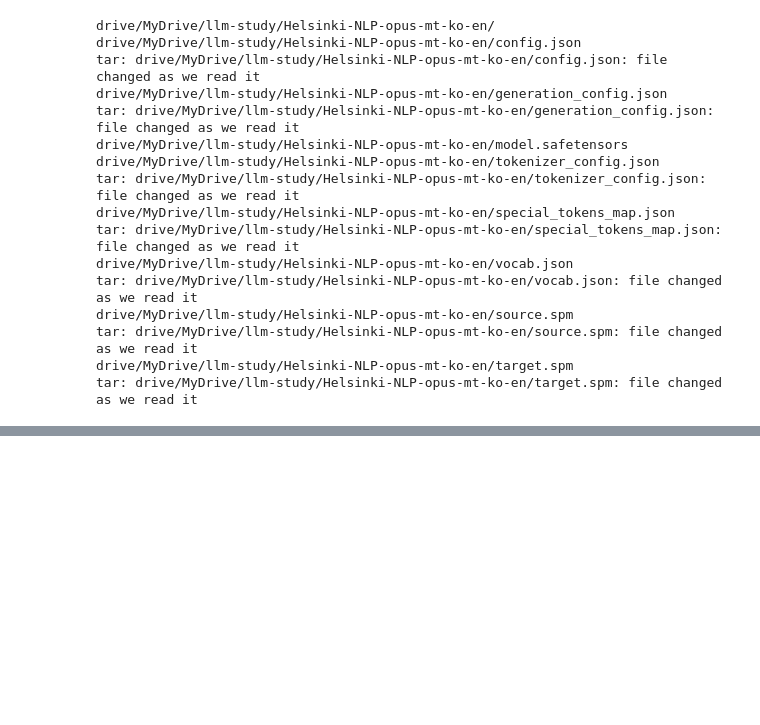
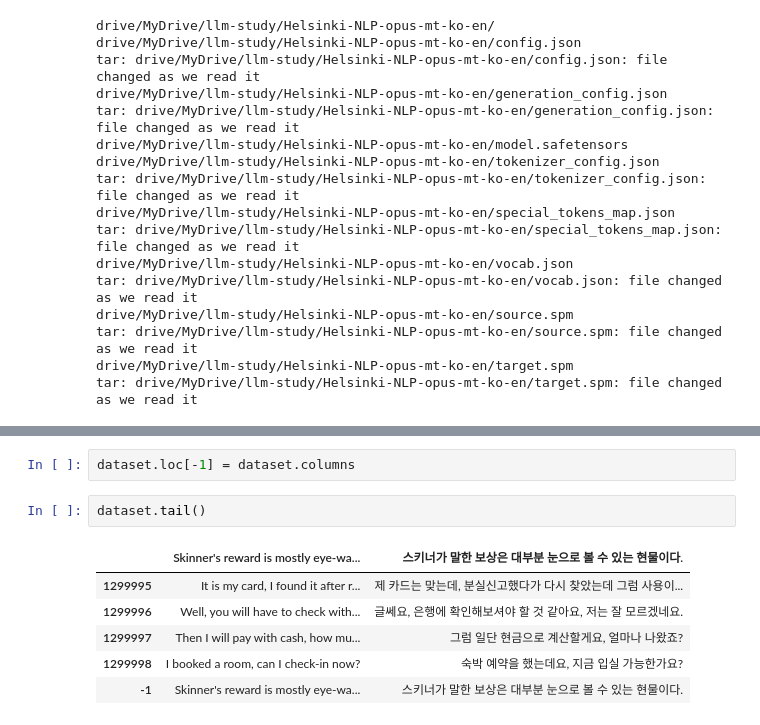
Before and after one commit to yiyc-kr/llm-study, a Jupyter notebook: Helsinki_NLP.ipynb, the cells around one changed output, grey strips where cells are left out. Drawn from its saved outputs; the diff is of its cells as text; blank space fills up the shorter version.

```diff
--- a/Helsinki_NLP.ipynb
+++ b/Helsinki_NLP.ipynb
@@ -103,0 +283,11 @@ tar: drive/MyDrive/llm-study/Helsinki-NLP-opus-mt-ko-en/target.spm: file changed
+# %%
+dataset.loc[-1] = dataset.columns
+# %%
+dataset.tail()
+# %% [output]
+|  | Skinner's reward is mostly eye-wa... | 스키너가 말한 보상은 대부분 눈으로 볼 수 있는 현물이다. |
+| 1299995 | It is my card, I found it after r... | 제 카드는 맞는데, 분실신고했다가 다시 찾았는데 그럼 사용이... |
+| 1299996 | Well, you will have to check with... | 글쎄요, 은행에 확인해보셔야 할 것 같아요, 저는 잘 모르겠네요. |
+| 1299997 | Then I will pay with cash, how mu... | 그럼 일단 현금으로 계산할게요, 얼마나 나왔죠? |
+| 1299998 | I booked a room, can I check-in now? | 숙박 예약을 했는데요, 지금 입실 가능한가요? |
+| -1 | Skinner's reward is mostly eye-wa... | 스키너가 말한 보상은 대부분 눈으로 볼 수 있는 현물이다. |
```
Also changed, not shown: parts of 77 cells of this notebook.
